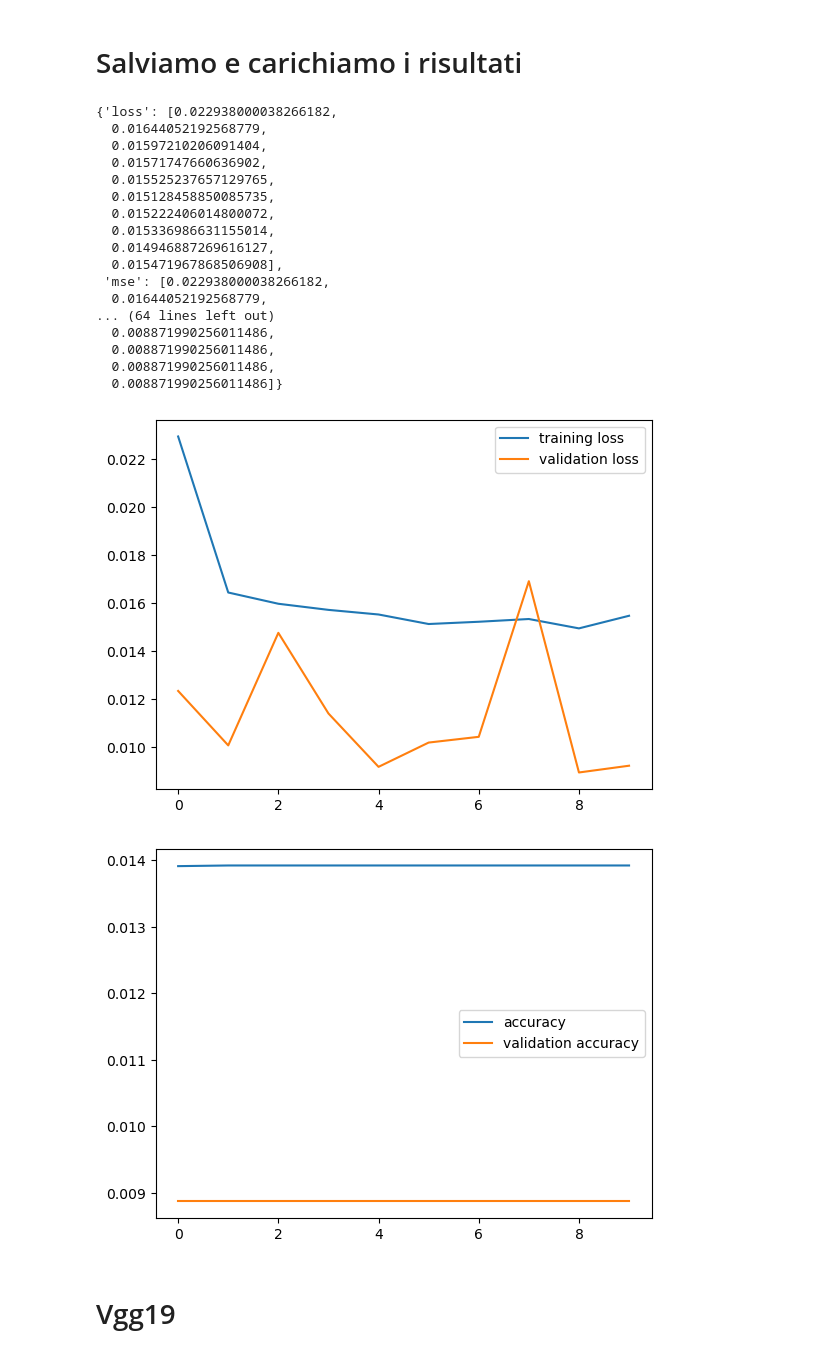
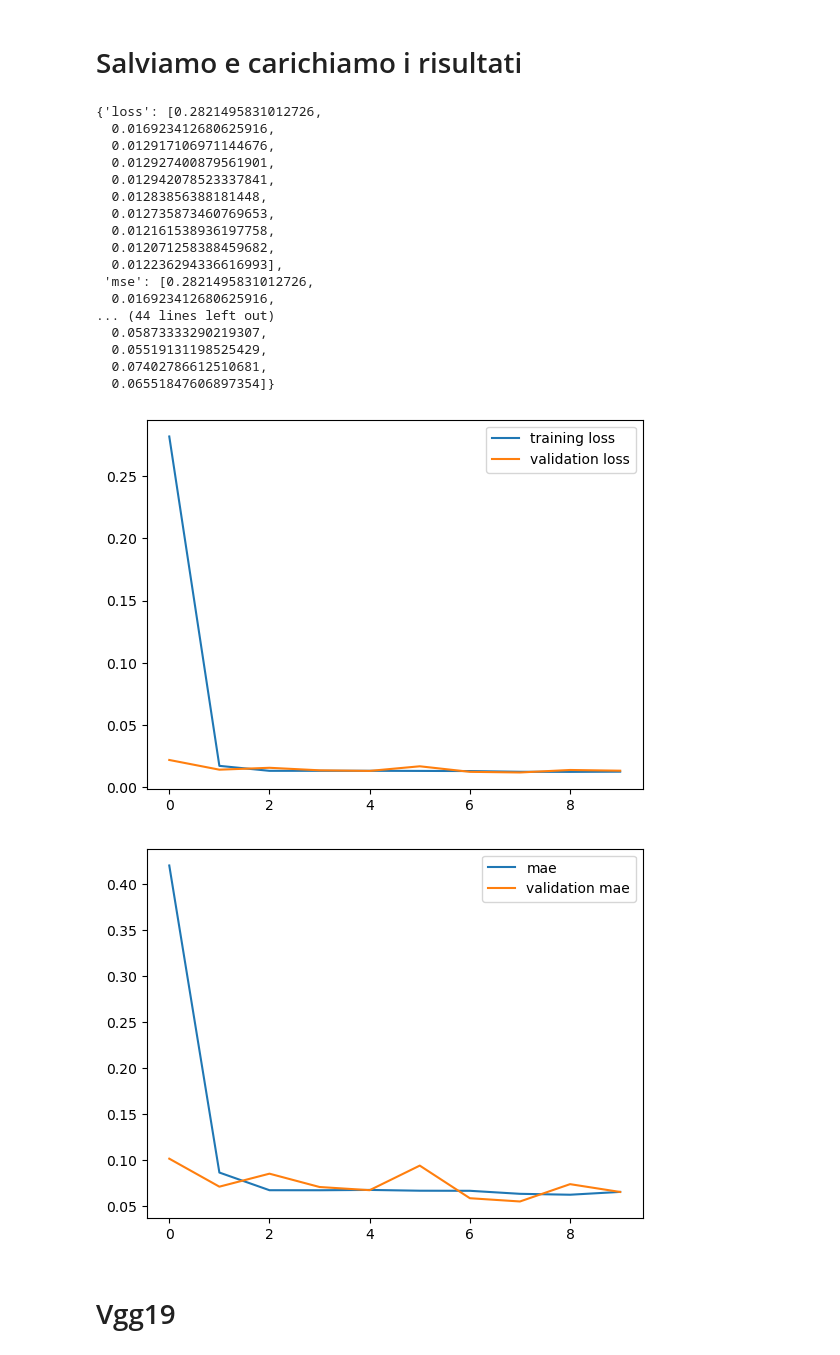
Before and after one commit to Simone-Scalella/AgriVision2022, a Jupyter notebook: vgg16Test.ipynb, the cells around one changed output. Cells and saved outputs as stored; diff of their text form; code cells hidden in the pictures.

```diff
--- a/vgg16Test.ipynb
+++ b/vgg16Test.ipynb
@@ -174,7 +176,7 @@ _________________________________________________________________
 # I create compile part.
 vgg16Model.compile(loss = "mean_squared_error",
              optimizer = "rmsprop",
-             metrics = ["mse","mae","accuracy"])
+             metrics = ["mse","mae"])
 # %% [markdown]
 # Training Model
 # %%
@@ -239,23 +241,23 @@ with codecs.open("./deneme.json","r", encoding = "utf-8") as f:
 # %%
 load_result
 # %% [output]
-{'loss': [0.022938000038266182,
-  0.01644052192568779,
-  0.01597210206091404,
-  0.01571747660636902,
-  0.015525237657129765,
-  0.015128458850085735,
-  0.015222406014800072,
-  0.015336986631155014,
-  0.014946887269616127,
-  0.015471967868506908],
- 'mse': [0.022938000038266182,
-  0.01644052192568779,
-... (64 lines left out)
-  0.008871990256011486,
-  0.008871990256011486,
-  0.008871990256011486,
-  0.008871990256011486]}
+{'loss': [0.2821495831012726,
+  0.016923412680625916,
+  0.012917106971144676,
+  0.012927400879561901,
+  0.012942078523337841,
+  0.01283856388181448,
+  0.012735873460769653,
+  0.012161538936197758,
+  0.012071258388459682,
+  0.012236294336616993],
+ 'mse': [0.2821495831012726,
+  0.016923412680625916,
+... (44 lines left out)
+  0.05873333290219307,
+  0.05519131198525429,
+  0.07402786612510681,
+  0.06551847606897354]}
 # %%
 # Loss And Validation Loss
 plt.plot(load_result["loss"], label = "training loss")
@@ -263,14 +265,14 @@ plt.plot(load_result["val_loss"], label = "validation loss")
 plt.legend()
 plt.show()
 # %% [output]
-[figure, old version]
+[figure, new version]
 # %%
-plt.plot(load_result["accuracy"], label = "accuracy")
-plt.plot(load_result["val_accuracy"], label = "validation accuracy")
+plt.plot(load_result["mae"], label = "mae")
+plt.plot(load_result["val_mae"], label = "validation mae")
 plt.legend()
 plt.show()
 # %% [output]
-[figure, old version]
+[figure, new version]
 # %% [markdown]
 # Vgg19
 # %%
```
Also changed, not shown: parts of 11 cells of this notebook, 2 other files.
